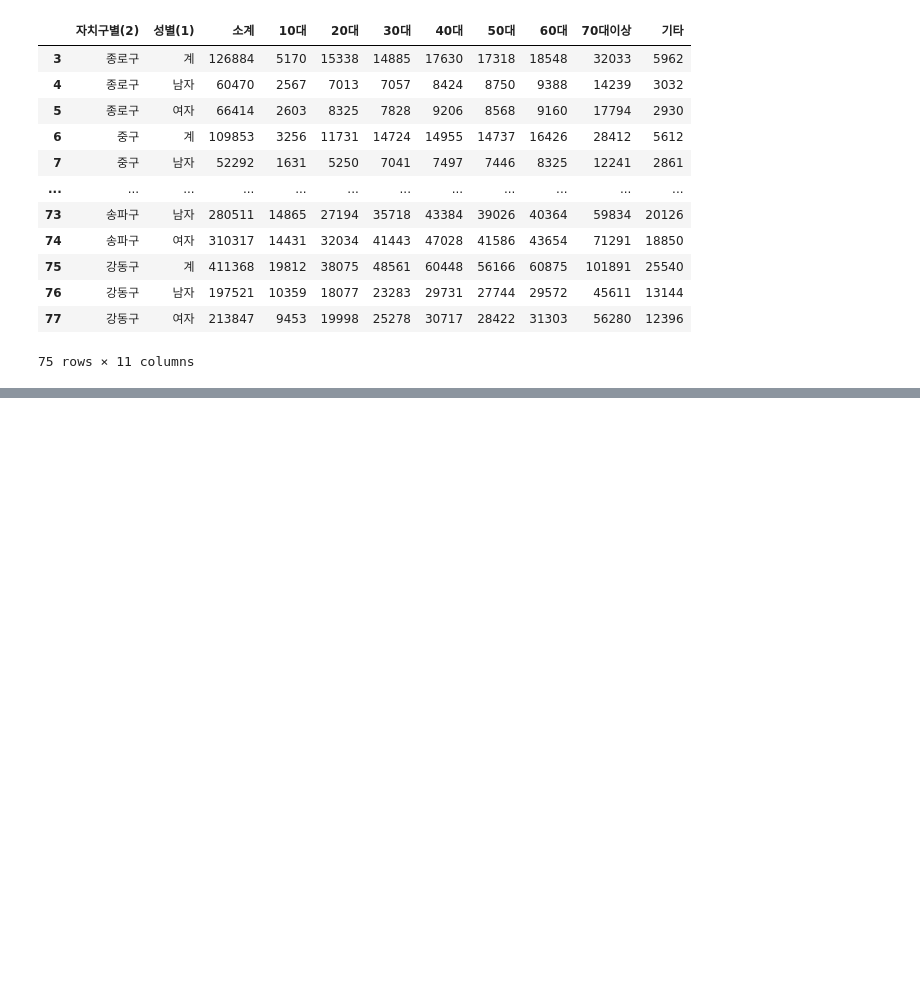
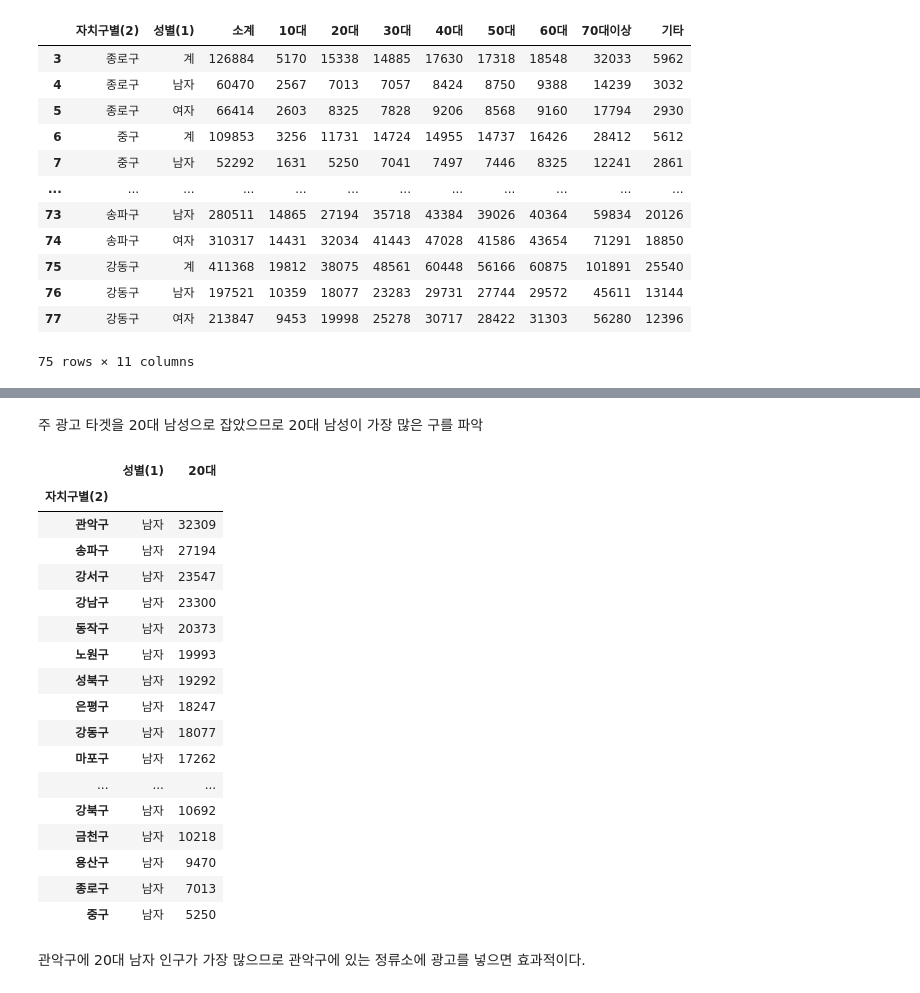
Before and after one commit to Aimerlee123/Python-teamproject, a Jupyter notebook: 공공자전거_이용현황_분석.ipynb, the cells around one changed output, grey strips where cells are left out. Saved outputs shown, nothing was run; the diff lists cells and outputs as text; code cells hidden in the pictures; blank space fills up the shorter version.

```diff
--- a/공공자전거_이용현황_분석.ipynb
+++ b/공공자전거_이용현황_분석.ipynb
@@ -213,3 +213,8 @@ guage
 | 76 | 강동구 | 남자 | 197521 | 10359 | 18077 | 23283 | 29731 | 27744 | 29572 | 45611 | 13144 |
 | 77 | 강동구 | 여자 | 213847 | 9453 | 19998 | 25278 | 30717 | 28422 | 31303 | 56280 | 12396 |
 75 rows × 11 columns
+# %%
+guage.set_index('자치구별(2)',inplace=True)
+# %%
+guage_20=guage[['성별(1)','20대']]
+guage_20
@@ -215,0 +236,26 @@ guage
+# %% [markdown]
+주 광고 타겟을 20대 남성으로 잡았으므로 20대 남성이 가장 많은 구를 파악
+# %%
+guage_20m=guage_20[guage_20['성별(1)']=='남자']
+guage_20m.sort_values(by='20대',ascending=False)
+# %% [output]
+|  | 성별(1) | 20대 |
+| 자치구별(2) |  |  |
+| 관악구 | 남자 | 32309 |
+| 송파구 | 남자 | 27194 |
+| 강서구 | 남자 | 23547 |
+| 강남구 | 남자 | 23300 |
+| 동작구 | 남자 | 20373 |
+| 노원구 | 남자 | 19993 |
+| 성북구 | 남자 | 19292 |
+| 은평구 | 남자 | 18247 |
+| 강동구 | 남자 | 18077 |
+| 마포구 | 남자 | 17262 |
+| ... | ... | ... |
+| 강북구 | 남자 | 10692 |
+| 금천구 | 남자 | 10218 |
+| 용산구 | 남자 | 9470 |
+| 종로구 | 남자 | 7013 |
+| 중구 | 남자 | 5250 |
+# %% [markdown]
+관악구에 20대 남자 인구가 가장 많으므로 관악구에 있는 정류소에 광고를 넣으면 효과적이다.
```
Also changed, not shown: parts of 1 cell of this notebook.
